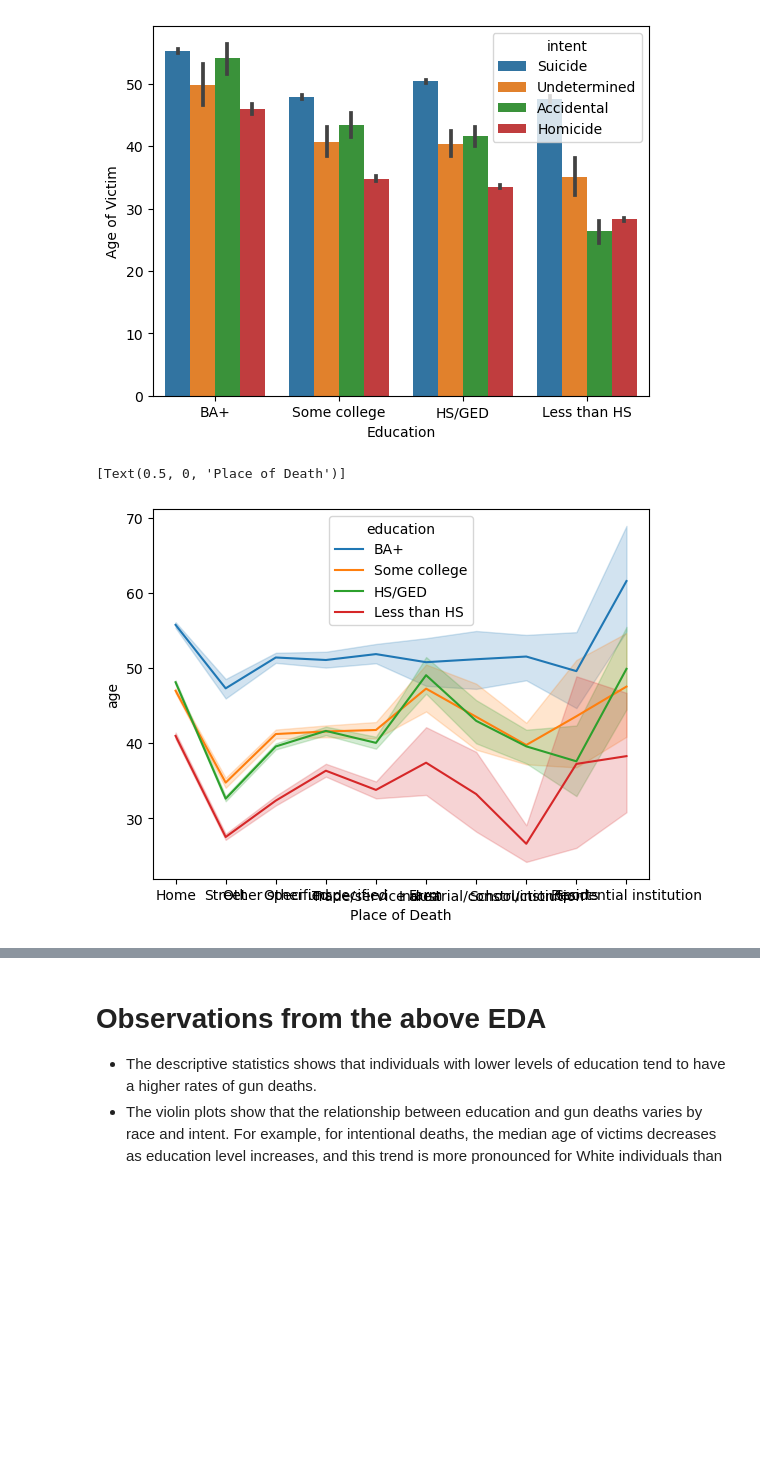
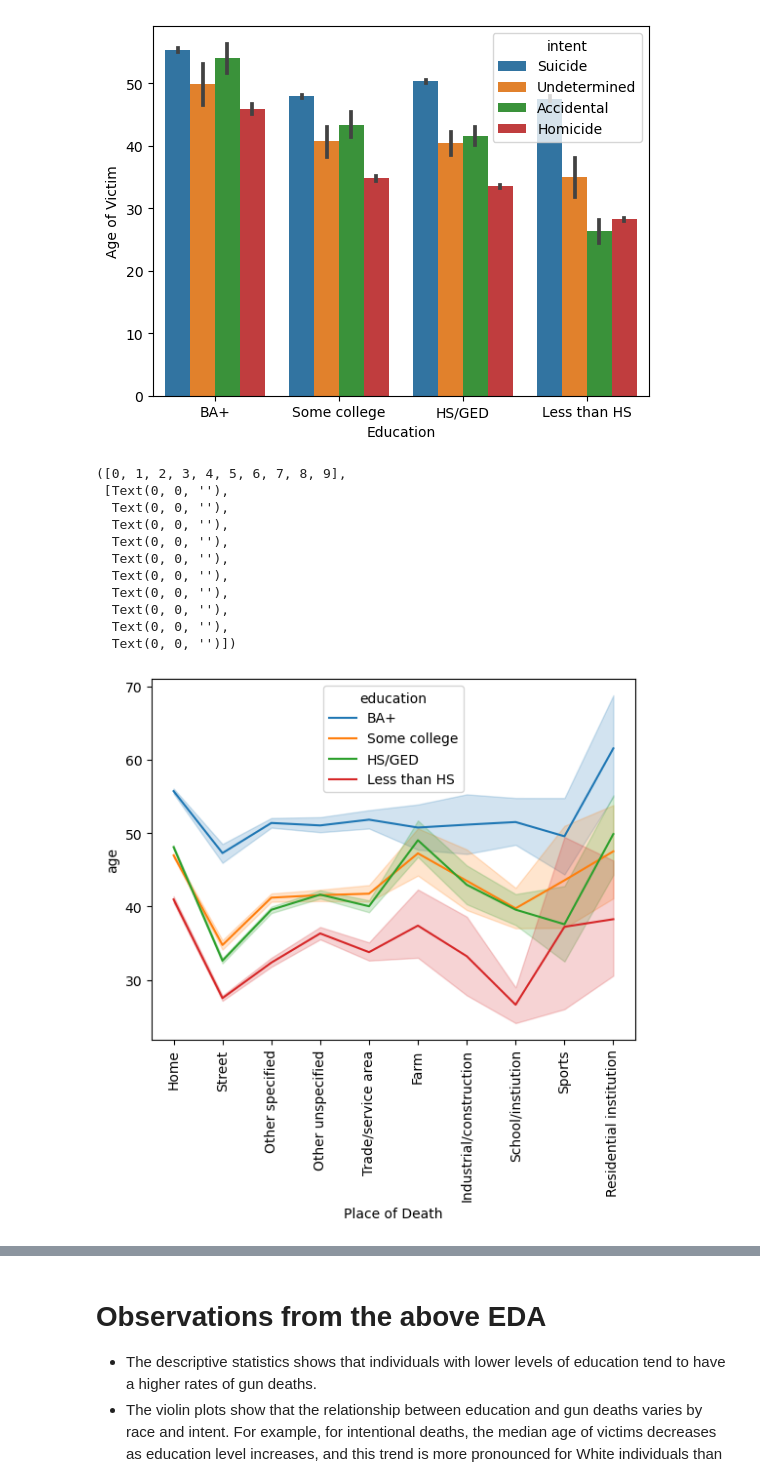
Before and after one commit to ubco-W2022T2-data301/project-group09, a Jupyter notebook: analysis/analysis1.ipynb, the cells around one changed output, grey strips where cells are left out. Drawn from its saved outputs; the diff is of its cells as text; code cells hidden in the pictures; blank space fills up the shorter version.

```diff
--- a/analysis/analysis1.ipynb
+++ b/analysis/analysis1.ipynb
@@ -50,7 +44,0 @@ raw_data.describe()
-# %%
-# We will start cleaning the dataset by removing redundant columns which are not used by us in the research.
-data_cleaned = (raw_data.drop(['hispanic',"Unnamed: 0"],axis=1)
-                .dropna(subset=['year','month','intent','police','sex','age','race','place','education'])
-                .reset_index(drop=True)
-)
-data_cleaned
@@ -115,8 +101,19 @@ sns.catplot(data=df1, x='education', y='age',hue='race',col='intent',kind='violi
 # %%
 (data_cleaned
 .pipe((sns.lineplot,'data'), x='place', y='age', hue='education')
 .set(xlabel="Place of Death")
 )
+plt.xticks(rotation=90)
 # %% [output]
-[Text(0.5, 0, 'Place of Death')]
+([0, 1, 2, 3, 4, 5, 6, 7, 8, 9],
+ [Text(0, 0, ''),
+  Text(0, 0, ''),
+  Text(0, 0, ''),
+  Text(0, 0, ''),
+  Text(0, 0, ''),
+  Text(0, 0, ''),
+  Text(0, 0, ''),
+  Text(0, 0, ''),
+  Text(0, 0, ''),
+  Text(0, 0, '')])
-[figure, old version]
+[figure, new version]
```
Also changed, not shown: parts of 14 cells of this notebook, 1 other file.
